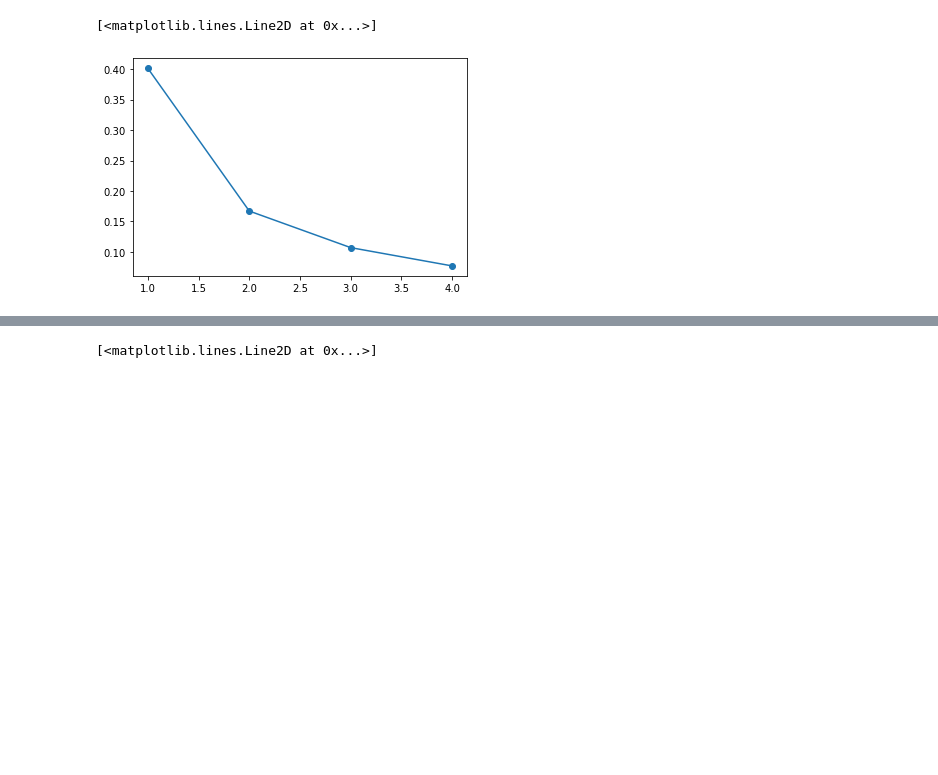
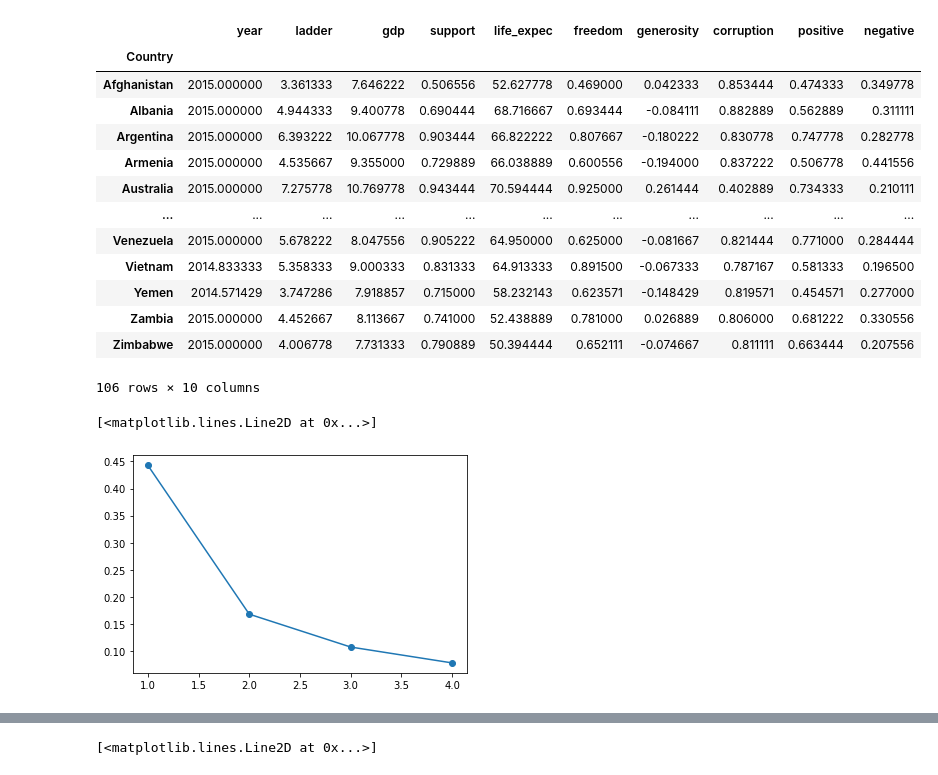
Before and after one commit to rj109310/GDSProject, a Jupyter notebook: PCA.ipynb, the cells around one changed output, grey strips where cells are left out. Cells and saved outputs as stored; diff of their text form; code cells hidden in the pictures; blank space fills up the shorter version.

```diff
--- a/PCA.ipynb
+++ b/PCA.ipynb
@@ -38,6 +39,24 @@ def cont_val(continent):
 df_update2['Continent'] = df_update2.apply(lambda row: cont_val(row.Continent), axis=1)
 # %%
 df_ind = df_update2.set_index('Country')
+df_3 = df_ind.groupby('Country').mean()
+df_ind = df_3.drop(['Continent'], axis=1)
+df_ind
+# %% [output]
+|  | year | ladder | gdp | support | life_expec | freedom | generosity | corruption | positive | negative |
+| Country |  |  |  |  |  |  |  |  |  |  |
+| Afghanistan | 2015.000000 | 3.361333 | 7.646222 | 0.506556 | 52.627778 | 0.469000 | 0.042333 | 0.853444 | 0.474333 | 0.349778 |
+| Albania | 2015.000000 | 4.944333 | 9.400778 | 0.690444 | 68.716667 | 0.693444 | -0.084111 | 0.882889 | 0.562889 | 0.311111 |
+| Argentina | 2015.000000 | 6.393222 | 10.067778 | 0.903444 | 66.822222 | 0.807667 | -0.180222 | 0.830778 | 0.747778 | 0.282778 |
+| Armenia | 2015.000000 | 4.535667 | 9.355000 | 0.729889 | 66.038889 | 0.600556 | -0.194000 | 0.837222 | 0.506778 | 0.441556 |
+| Australia | 2015.000000 | 7.275778 | 10.769778 | 0.943444 | 70.594444 | 0.925000 | 0.261444 | 0.402889 | 0.734333 | 0.210111 |
+| ... | ... | ... | ... | ... | ... | ... | ... | ... | ... | ... |
+| Venezuela | 2015.000000 | 5.678222 | 8.047556 | 0.905222 | 64.950000 | 0.625000 | -0.081667 | 0.821444 | 0.771000 | 0.284444 |
+| Vietnam | 2014.833333 | 5.358333 | 9.000333 | 0.831333 | 64.913333 | 0.891500 | -0.067333 | 0.787167 | 0.581333 | 0.196500 |
+| Yemen | 2014.571429 | 3.747286 | 7.918857 | 0.715000 | 58.232143 | 0.623571 | -0.148429 | 0.819571 | 0.454571 | 0.277000 |
+| Zambia | 2015.000000 | 4.452667 | 8.113667 | 0.741000 | 52.438889 | 0.781000 | 0.026889 | 0.806000 | 0.681222 | 0.330556 |
+| Zimbabwe | 2015.000000 | 4.006778 | 7.731333 | 0.790889 | 50.394444 | 0.652111 | -0.074667 | 0.811111 | 0.663444 | 0.207556 |
+106 rows × 10 columns
 # %%
 '''PCA Analysis'''
 
@@ -58,4 +77,4 @@ Z = pca.transform(df_scaled)
 plt.plot(np.arange(1, 5), model.explained_variance_ratio_, marker='o')
 # %% [output]
 [<matplotlib.lines.Line2D at 0x...>]
-[figure, old version]
+[figure, new version]
```
Also changed, not shown: parts of 6 cells of this notebook.
